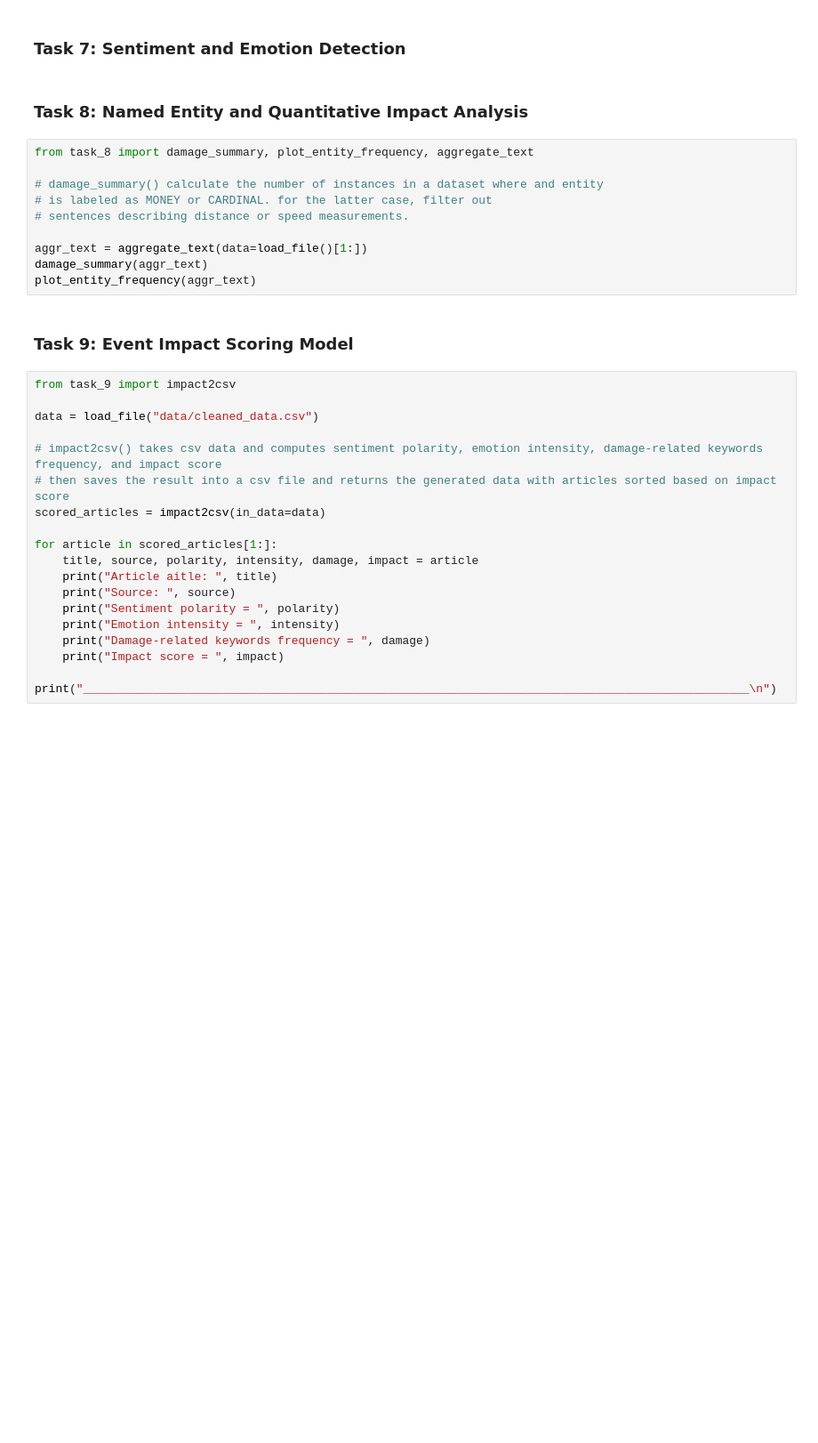
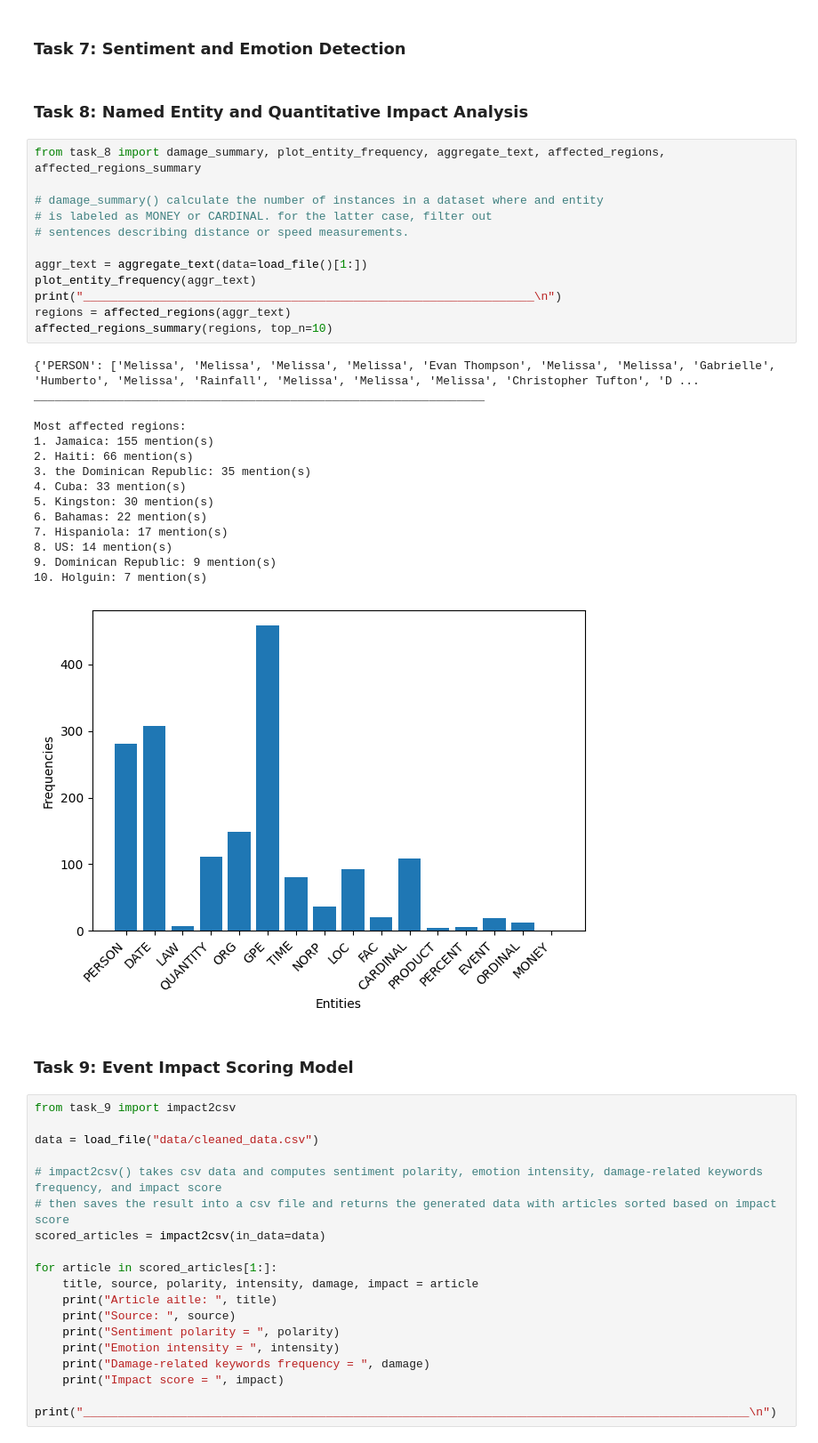
Before and after one commit to Walid-N-bit/Natural-Language-Processing-Project---2025, a Jupyter notebook: project_demo.ipynb, the cells around one changed output. Shown at 89% size. Cells and saved outputs as stored; diff of their text form; blank space fills up the shorter version.

```diff
--- a/project_demo.ipynb
+++ b/project_demo.ipynb
@@ -112,15 +173,33 @@ print(f"\n Results saved to 'Lexical_Analysis.csv'")
 # %% [markdown]
 ### Task 8: Named Entity and Quantitative Impact Analysis
 # %%
-from task_8 import damage_summary, plot_entity_frequency, aggregate_text
+from task_8 import damage_summary, plot_entity_frequency, aggregate_text, affected_regions, affected_regions_summary
 
 # damage_summary() calculate the number of instances in a dataset where and entity
 # is labeled as MONEY or CARDINAL. for the latter case, filter out
 # sentences describing distance or speed measurements.
 
 aggr_text = aggregate_text(data=load_file()[1:])
-damage_summary(aggr_text)
 plot_entity_frequency(aggr_text)
+print("_________________________________________________________________\n")
+regions = affected_regions(aggr_text)
+affected_regions_summary(regions, top_n=10)
+# %% [output]
+{'PERSON': ['Melissa', 'Melissa', 'Melissa', 'Melissa', 'Evan Thompson', 'Melissa', 'Melissa', 'Gabrielle', 'Humberto', 'Melissa', 'Rainfall', 'Melissa', 'Melissa', 'Melissa', 'Christopher Tufton', 'D ...
+_________________________________________________________________
+
+Most affected regions:
+1. Jamaica: 155 mention(s)
+2. Haiti: 66 mention(s)
+3. the Dominican Republic: 35 mention(s)
+4. Cuba: 33 mention(s)
+5. Kingston: 30 mention(s)
+6. Bahamas: 22 mention(s)
+7. Hispaniola: 17 mention(s)
+8. US: 14 mention(s)
+9. Dominican Republic: 9 mention(s)
+10. Holguin: 7 mention(s)
+[figure, added]
 # %% [markdown]
 ### Task 9: Event Impact Scoring Model
 # %%
```
Also changed, not shown: parts of 7 cells of this notebook, 4 other files.
